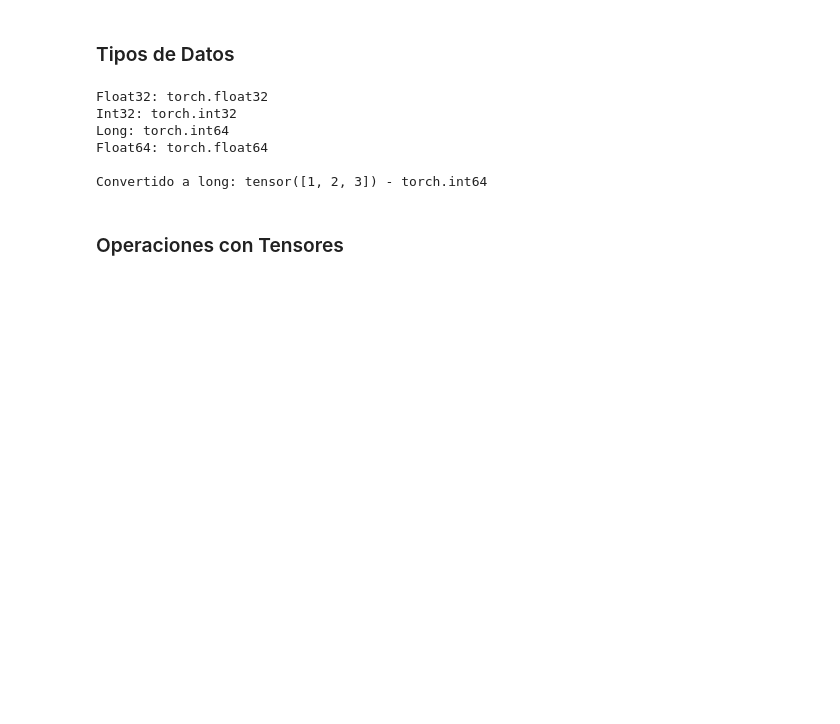
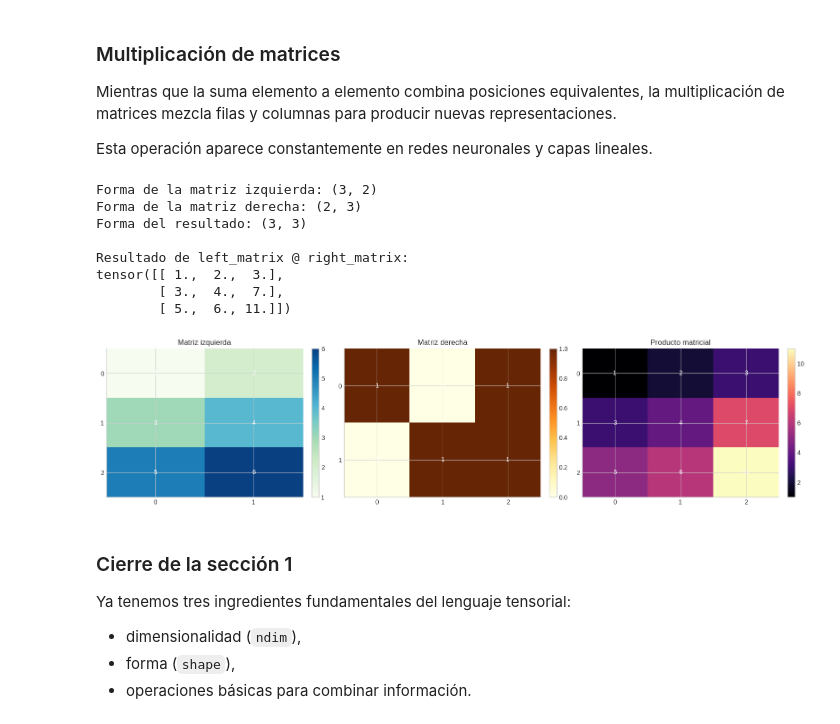
Before and after one commit to SantiagoVBlasL/aprendizaje-profundo-unsam, a Jupyter notebook: 01_intro_deep_learning/01_python_pytorch_tensors.ipynb, the cells around one changed output. Cells and saved outputs as stored; diff of their text form; code cells hidden in the pictures; blank space fills up the shorter version.

```diff
--- a/01_intro_deep_learning/01_python_pytorch_tensors.ipynb
+++ b/01_intro_deep_learning/01_python_pytorch_tensors.ipynb
@@ -175,27 +290,56 @@ Dispositivo: cpu
 # %% [markdown]
-### Tipos de Datos
+### Multiplicación de matrices
+
+Mientras que la suma elemento a elemento combina posiciones equivalentes, la multiplicación de matrices mezcla filas y columnas para producir nuevas representaciones.
+
+Esta operación aparece constantemente en redes neuronales y capas lineales.
 # %%
-# Diferentes tipos de datos
-float_tensor = torch.tensor([1.0, 2.0, 3.0], dtype=torch.float32)
-int_tensor = torch.tensor([1, 2, 3], dtype=torch.int32)
-long_tensor = torch.tensor([1, 2, 3], dtype=torch.long)
-double_tensor = torch.tensor([1.0, 2.0, 3.0], dtype=torch.float64)
+left_matrix = torch.tensor([[1.0, 2.0],
+                            [3.0, 4.0],
+                            [5.0, 6.0]])
+right_matrix = torch.tensor([[1.0, 0.0, 1.0],
+                             [0.0, 1.0, 1.0]])
+matmul_result = left_matrix @ right_matrix
 
-print(f"Float32: {float_tensor.dtype}")
-print(f"Int32: {int_tensor.dtype}")
-print(f"Long: {long_tensor.dtype}")
-print(f"Float64: {double_tensor.dtype}")
+print(f"Forma de la matriz izquierda: {tuple(left_matrix.shape)}")
+print(f"Forma de la matriz derecha: {tuple(right_matrix.shape)}")
+print(f"Forma del resultado: {tuple(matmul_result.shape)}")
 
-# Conversión de tipos
-converted = float_tensor.long()
-print(f"\nConvertido a long: {converted} - {converted.dtype}")
+print("\nResultado de left_matrix @ right_matrix:")
+print(matmul_result)
+
+fig, axes = plt.subplots(1, 3, figsize=(16, 4))
+matrices = [left_matrix.numpy(), right_matrix.numpy(), matmul_result.numpy()]
+titles = ["Matriz izquierda", "Matriz derecha", "Producto matricial"]
+cmaps = ["GnBu", "YlOrBr", "magma"]
+
+for ax, values, title, cmap in zip(axes, matrices, titles, cmaps):
+    image_plot = ax.imshow(values, cmap=cmap, aspect="auto")
+    ax.set_title(title)
+    ax.set_xticks(range(values.shape[1]))
+    ax.set_yticks(range(values.shape[0]))
+    for row in range(values.shape[0]):
+        for col in range(values.shape[1]):
+            ax.text(col, row, f"{values[row, col]:.0f}", ha="center", va="center", color="white")
+    fig.colorbar(image_plot, ax=ax, fraction=0.046, pad=0.04)
+
+plt.tight_layout()
+plt.show()
 # %% [output]
-Float32: torch.float32
-Int32: torch.int32
-Long: torch.int64
-Float64: torch.float64
+Forma de la matriz izquierda: (3, 2)
+Forma de la matriz derecha: (2, 3)
+Forma del resultado: (3, 3)
 
-Convertido a long: tensor([1, 2, 3]) - torch.int64
+Resultado de left_matrix @ right_matrix:
+tensor([[ 1.,  2.,  3.],
+        [ 3.,  4.,  7.],
+        [ 5.,  6., 11.]])
+[figure, added]
 # %% [markdown]
-### Operaciones con Tensores
+### Cierre de la sección 1
+
+Ya tenemos tres ingredientes fundamentales del lenguaje tensorial:
+- dimensionalidad (`ndim`),
+- forma (`shape`),
+- operaciones básicas para combinar información.
 # %%
```
Also changed, not shown: parts of 44 cells of this notebook.
